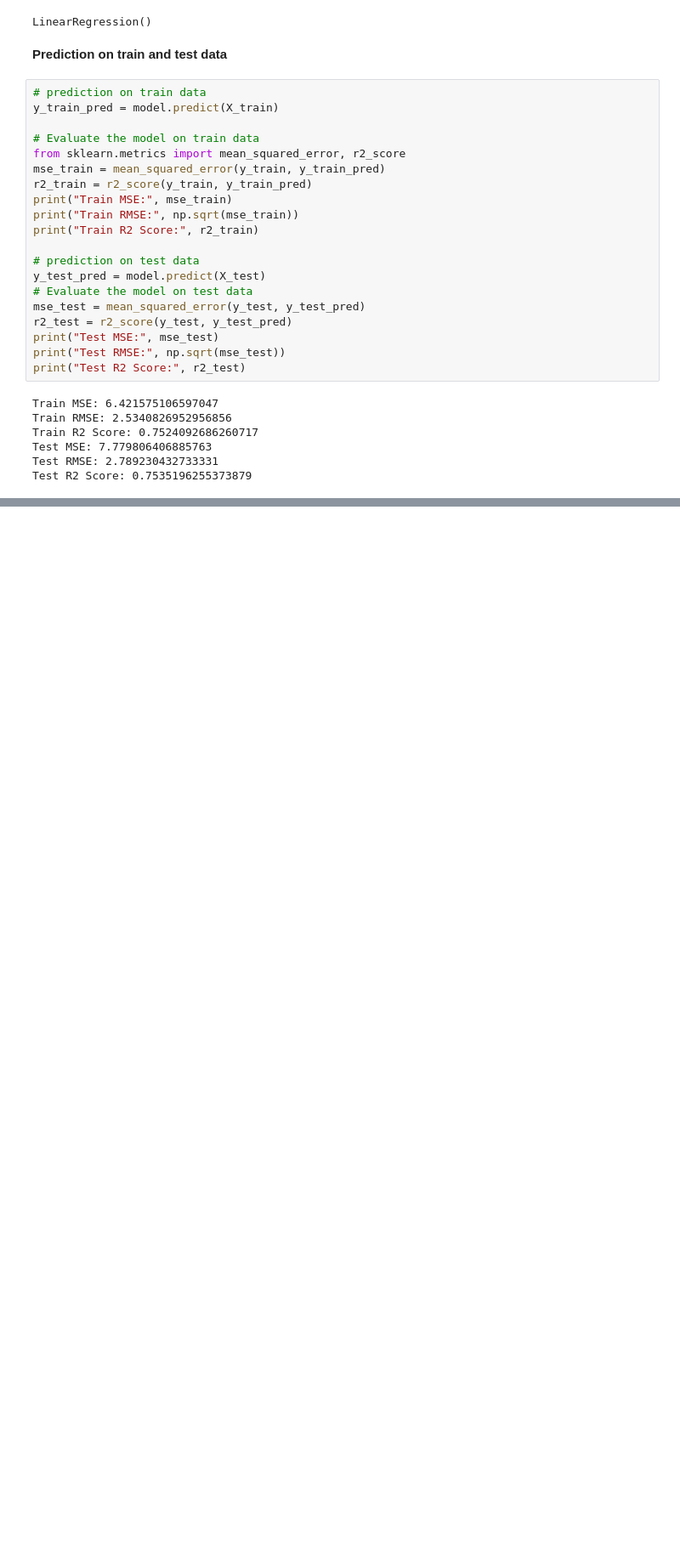
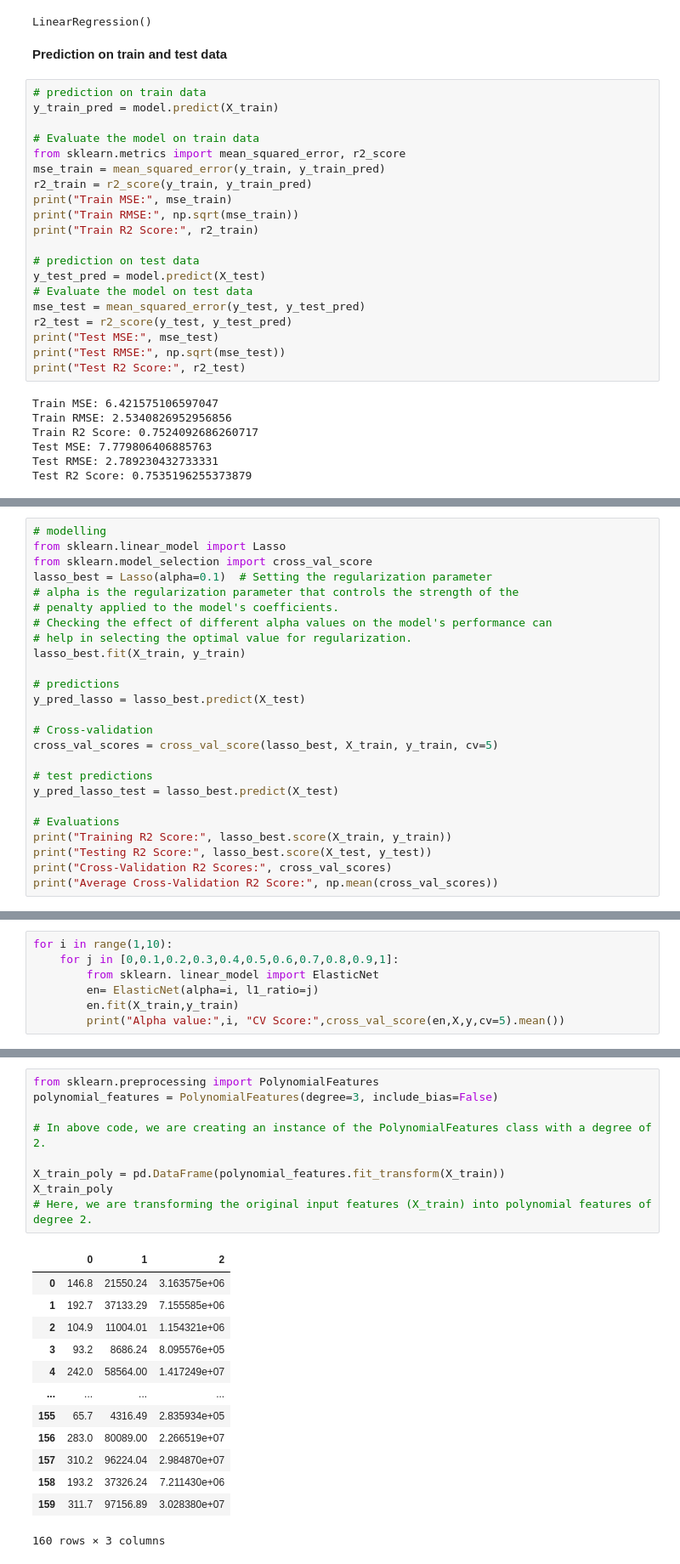
Before and after one commit to NRMT-MAIN/AI-ML-Learning, a Jupyter notebook: 4.ML/1.Simple-Linear-Regression.ipynb, the cells around one changed output, grey strips where cells are left out. Shown at 85% size. Drawn from its saved outputs; the diff is of its cells as text; blank space fills up the shorter version.

Commit message:
Applied other LR Algo

```diff
--- a/4.ML/1.Simple-Linear-Regression.ipynb
+++ b/4.ML/1.Simple-Linear-Regression.ipynb
@@ -304,0 +378,25 @@ If we get problem we will move to Non Linear One
+# %%
+# modelling
+from sklearn.linear_model import Lasso
+from sklearn.model_selection import cross_val_score
+lasso_best = Lasso(alpha=0.1)  # Setting the regularization parameter
+# alpha is the regularization parameter that controls the strength of the
+# penalty applied to the model's coefficients.
+# Checking the effect of different alpha values on the model's performance can
+# help in selecting the optimal value for regularization.
+lasso_best.fit(X_train, y_train)
+
+# predictions
+y_pred_lasso = lasso_best.predict(X_test)
+
+# Cross-validation
+cross_val_scores = cross_val_score(lasso_best, X_train, y_train, cv=5)
+
+# test predictions
+y_pred_lasso_test = lasso_best.predict(X_test)
+
+# Evaluations
+print("Training R2 Score:", lasso_best.score(X_train, y_train))
+print("Testing R2 Score:", lasso_best.score(X_test, y_test))
+print("Cross-Validation R2 Scores:", cross_val_scores)
+print("Average Cross-Validation R2 Score:", np.mean(cross_val_scores))
@@ -304,0 +423,7 @@ If we get problem we will move to Non Linear One
+# %%
+for i in range(1,10):
+    for j in [0,0.1,0.2,0.3,0.4,0.5,0.6,0.7,0.8,0.9,1]:
+        from sklearn. linear_model import ElasticNet
+        en= ElasticNet(alpha=i, l1_ratio=j)
+        en.fit(X_train,y_train)
+        print("Alpha value:",i, "CV Score:",cross_val_score(en,X,y,cv=5).mean())
@@ -304,0 +603,23 @@ If we get problem we will move to Non Linear One
+# %%
+from sklearn.preprocessing import PolynomialFeatures
+polynomial_features = PolynomialFeatures(degree=3, include_bias=False)
+
+# In above code, we are creating an instance of the PolynomialFeatures class with a degree of 2.
+
+X_train_poly = pd.DataFrame(polynomial_features.fit_transform(X_train))
+X_train_poly
+# Here, we are transforming the original input features (X_train) into polynomial features of degree 2.
+# %% [output]
+|  | 0 | 1 | 2 |
+| 0 | 146.8 | 21550.24 | 3.163575e+06 |
+| 1 | 192.7 | 37133.29 | 7.155585e+06 |
+| 2 | 104.9 | 11004.01 | 1.154321e+06 |
+| 3 | 93.2 | 8686.24 | 8.095576e+05 |
+| 4 | 242.0 | 58564.00 | 1.417249e+07 |
+| ... | ... | ... | ... |
+| 155 | 65.7 | 4316.49 | 2.835934e+05 |
+| 156 | 283.0 | 80089.00 | 2.266519e+07 |
+| 157 | 310.2 | 96224.04 | 2.984870e+07 |
+| 158 | 193.2 | 37326.24 | 7.211430e+06 |
+| 159 | 311.7 | 97156.89 | 3.028380e+07 |
+160 rows × 3 columns
```
Also changed, not shown: parts of 27 cells of this notebook.
